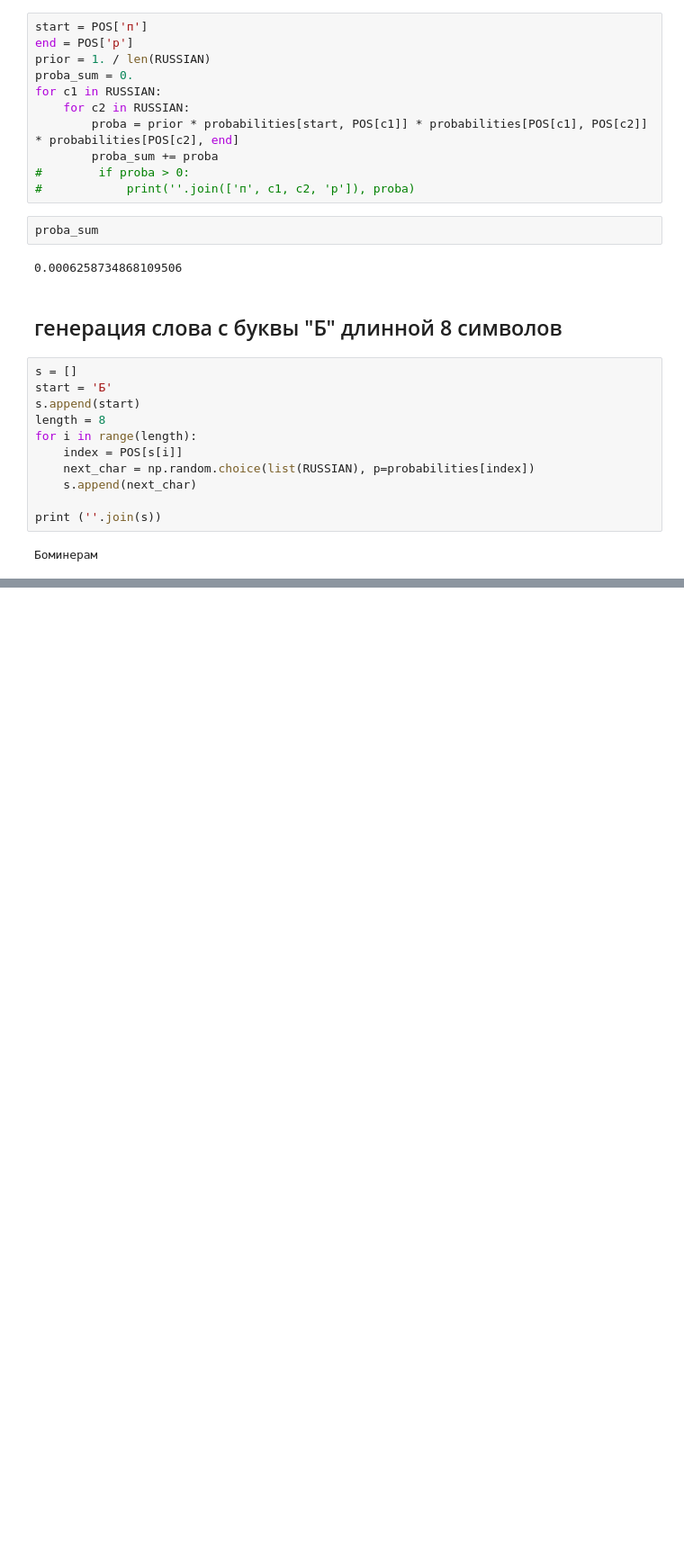
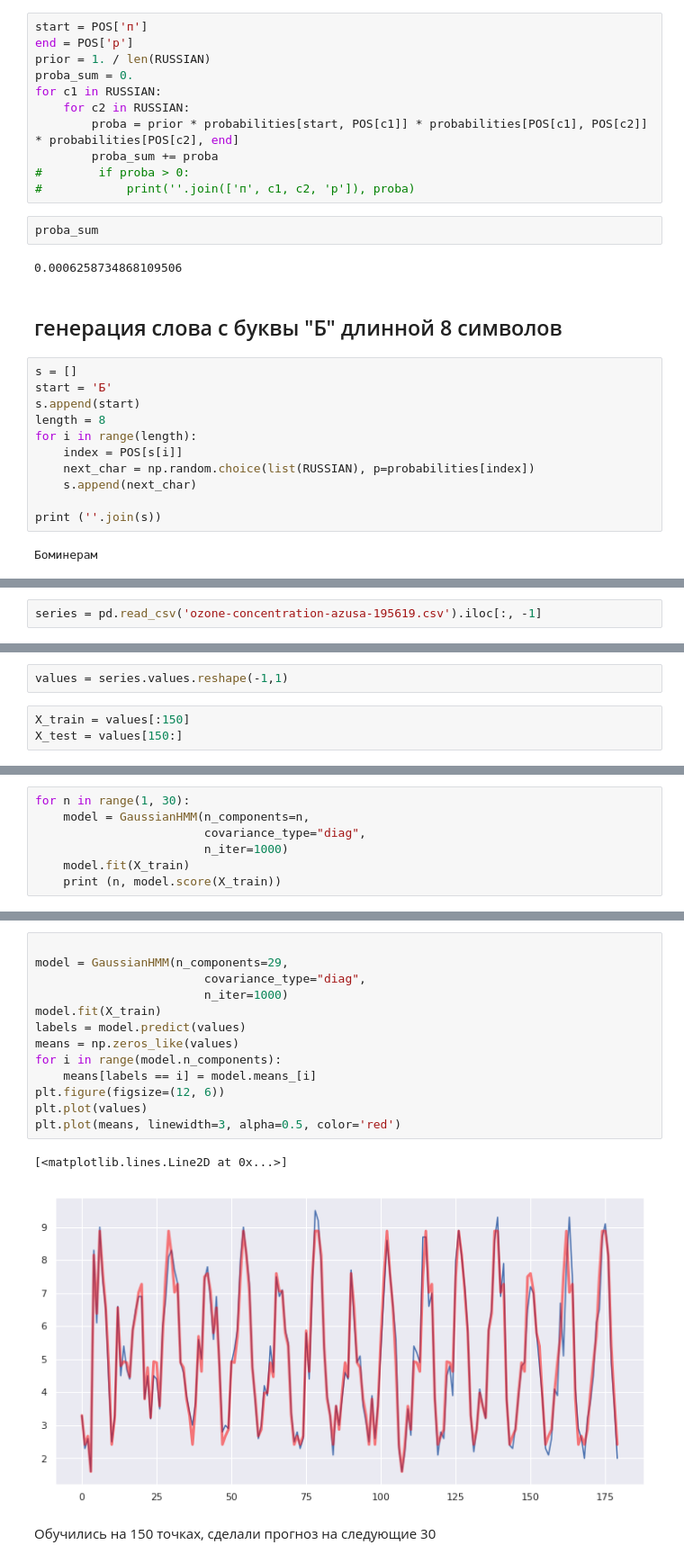
Before and after one commit to MaxMin223/ds03, a Jupyter notebook: hw_7.4.ipynb, the cells around one changed output, grey strips where cells are left out. Shown at 90% size. Cells and saved outputs as stored; diff of their text form; blank space fills up the shorter version.

```diff
--- a/hw_7.4.ipynb
+++ b/hw_7.4.ipynb
@@ -113,0 +118,2 @@ print (''.join(s))
+# %%
+series = pd.read_csv('ozone-concentration-azusa-195619.csv').iloc[:, -1]
@@ -113,0 +124,5 @@ print (''.join(s))
+# %%
+values = series.values.reshape(-1,1)
+# %%
+X_train = values[:150]
+X_test = values[150:]
@@ -113,0 +133,7 @@ print (''.join(s))
+# %%
+for n in range(1, 30):
+    model = GaussianHMM(n_components=n,
+                        covariance_type="diag",
+                        n_iter=1000)
+    model.fit(X_train)
+    print (n, model.score(X_train))
@@ -113,0 +158,18 @@ print (''.join(s))
+# %%
+
+model = GaussianHMM(n_components=29,
+                        covariance_type="diag",
+                        n_iter=1000)
+model.fit(X_train)
+labels = model.predict(values)
+means = np.zeros_like(values)
+for i in range(model.n_components):
+    means[labels == i] = model.means_[i]
+plt.figure(figsize=(12, 6))
+plt.plot(values)
+plt.plot(means, linewidth=3, alpha=0.5, color='red')
+# %% [output]
+[<matplotlib.lines.Line2D at 0x...>]
+[figure, added]
+# %% [markdown]
+Обучились на 150 точках, сделали прогноз на следующие 30
```
Also changed, not shown: parts of 5 cells of this notebook.
